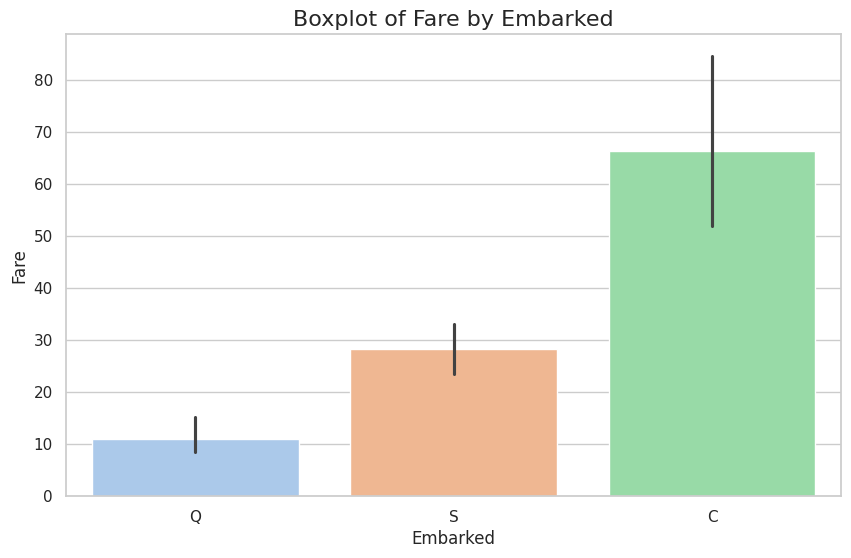
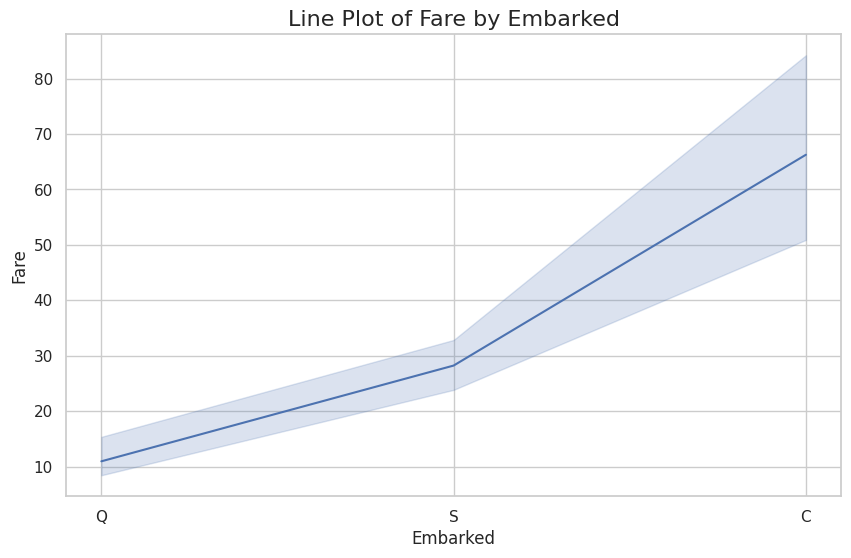
Unified diff of the notebook cell whose output changed from the first chart to the second:
--- before
+++ after
@@ -1,5 +1,6 @@
 plt.figure(figsize=(10,6))
-sns.barplot(data=df,x='Embarked',y='Fare',palette='pastel')
-plt.title('Boxplot of Fare by Embarked',fontsize=16)
-plt.xlabel('Embarked',fontsize=12)
-plt.ylabel('Fare',fontsize=12)
+sns.lineplot(data=df, x='Embarked', y='Fare')
+plt.title('Line Plot of Fare by Embarked', fontsize=16)
+plt.xlabel('Embarked', fontsize=12)
+plt.ylabel('Fare', fontsize=12)
+plt.show()

Commit: Created using Colab